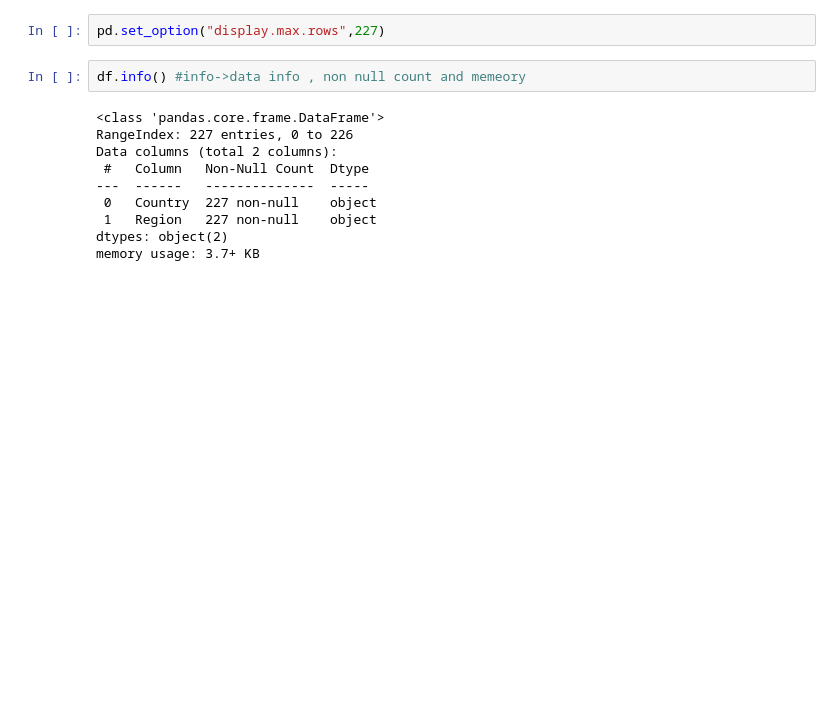
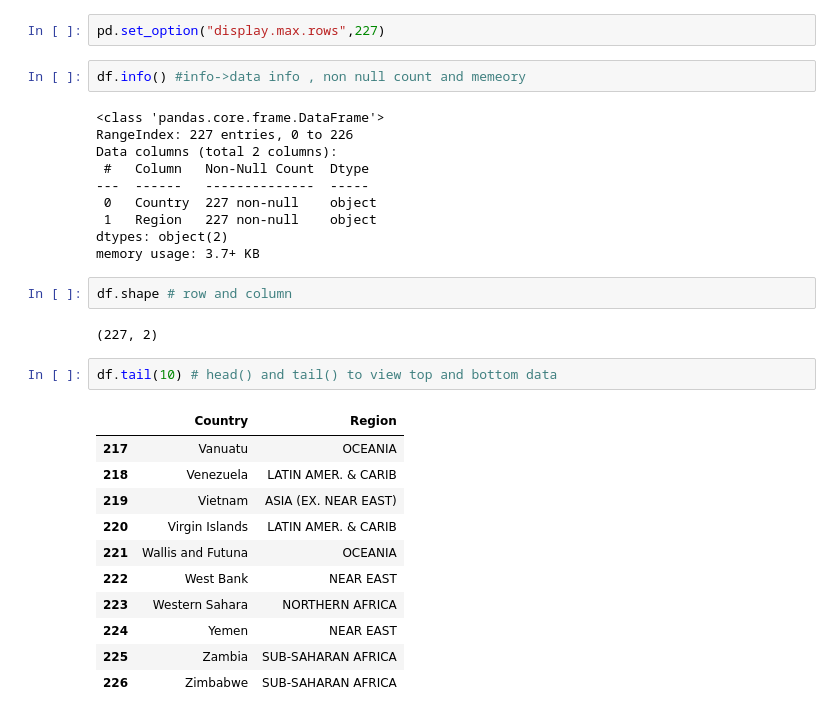
Before and after one commit to surajadkhari/Student-Mental-Health-Risk-Prediction, a Jupyter notebook: code.ipynb, the cells around one changed output. Cells and saved outputs as stored; diff of their text form; blank space fills up the shorter version.

Commit message:
# head() and tail() to view top and bottom data

```diff
--- a/code.ipynb
+++ b/code.ipynb
@@ -68,3 +68,21 @@ Data columns (total 2 columns):
  1   Region   227 non-null    object
 dtypes: object(2)
 memory usage: 3.7+ KB
+# %%
+df.shape # row and column
+# %% [output]
+(227, 2)
+# %%
+df.tail(10) # head() and tail() to view top and bottom data
+# %% [output]
+|  | Country | Region |
+| 217 | Vanuatu | OCEANIA |
+| 218 | Venezuela | LATIN AMER. & CARIB |
+| 219 | Vietnam | ASIA (EX. NEAR EAST) |
+| 220 | Virgin Islands | LATIN AMER. & CARIB |
+| 221 | Wallis and Futuna | OCEANIA |
+| 222 | West Bank | NEAR EAST |
+| 223 | Western Sahara | NORTHERN AFRICA |
+| 224 | Yemen | NEAR EAST |
+| 225 | Zambia | SUB-SAHARAN AFRICA |
+| 226 | Zimbabwe | SUB-SAHARAN AFRICA |
```
